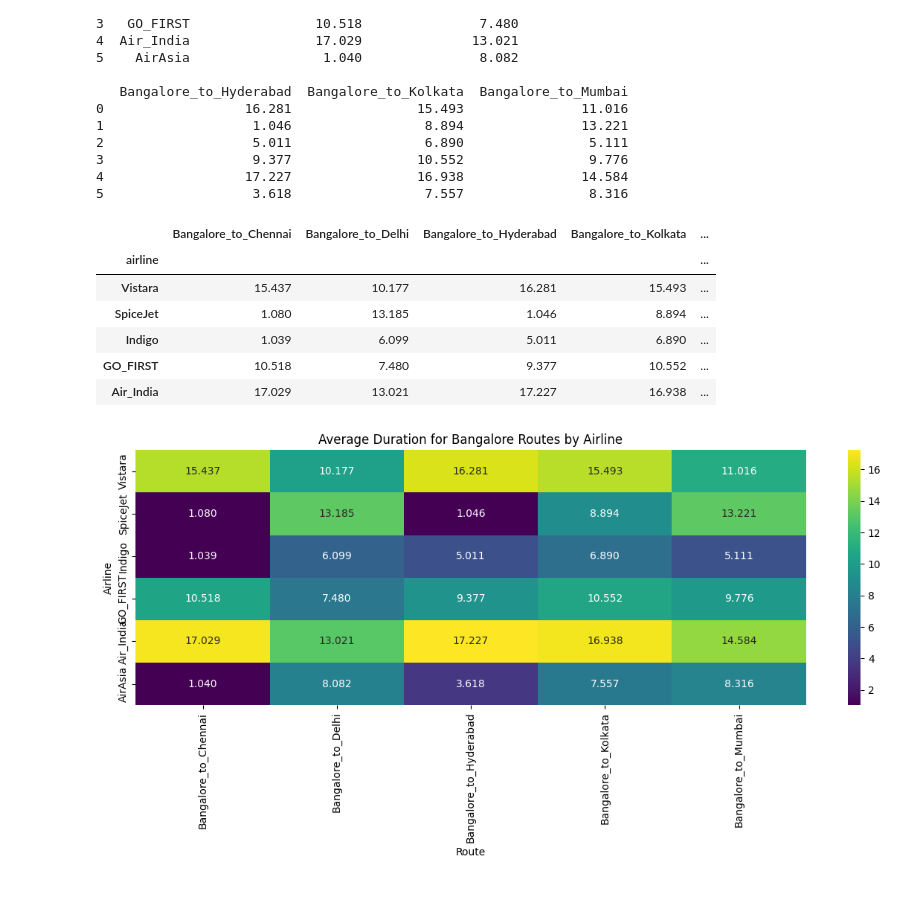
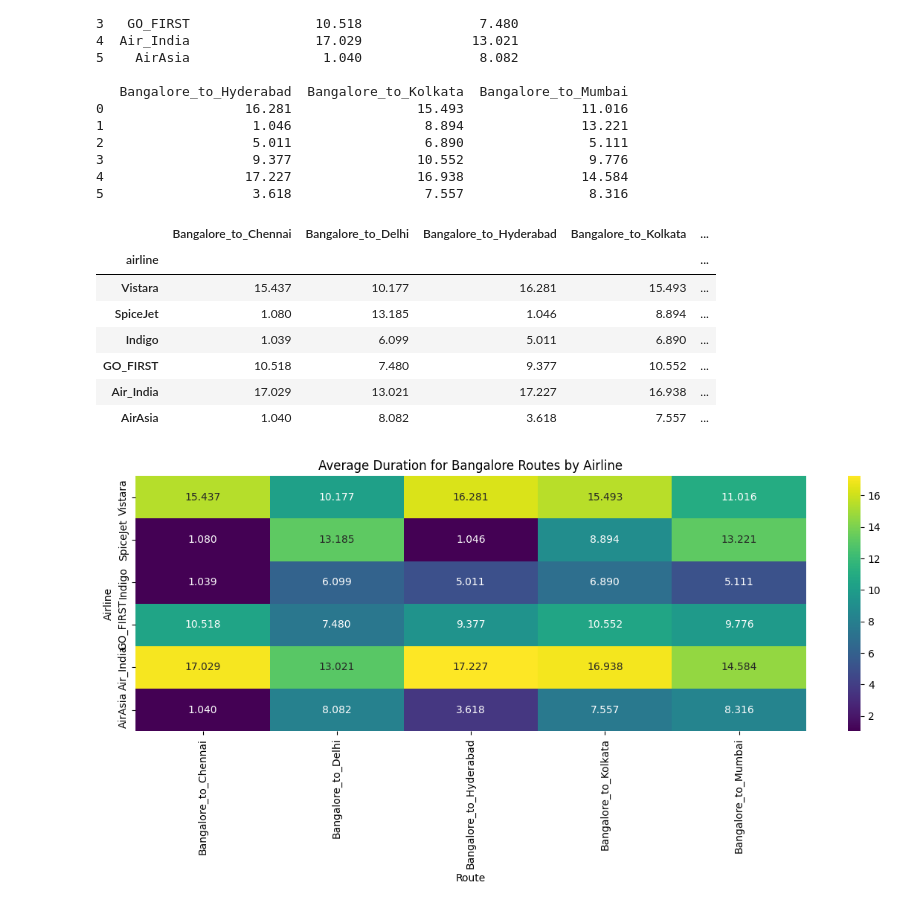
Before and after one commit to flynn-ky-t2/kaggle_f., a Jupyter notebook: flight-price-prediction-coding-practice.ipynb, the cells around one changed output. Cells and saved outputs as stored; diff of their text form; code cells hidden in the pictures.

```diff
--- a/flight-price-prediction-coding-practice.ipynb
+++ b/flight-price-prediction-coding-practice.ipynb
@@ -577,15 +672,16 @@ print(df)
 # %%
 pivot = df.set_index("airline")
 pivot = pivot.apply(pd.to_numeric, errors="coerce").fillna(0)
-pivot.head()
+pivot.head(6)
 # %% [output]
 |  | Bangalore_to_Chennai | Bangalore_to_Delhi | Bangalore_to_Hyderabad | Bangalore_to_Kolkata | ... |
 | airline |  |  |  |  | ... |
 | Vistara | 15.437 | 10.177 | 16.281 | 15.493 | ... |
 | SpiceJet | 1.080 | 13.185 | 1.046 | 8.894 | ... |
 | Indigo | 1.039 | 6.099 | 5.011 | 6.890 | ... |
 | GO_FIRST | 10.518 | 7.480 | 9.377 | 10.552 | ... |
 | Air_India | 17.029 | 13.021 | 17.227 | 16.938 | ... |
+| AirAsia | 1.040 | 8.082 | 3.618 | 7.557 | ... |
 # %%
 plt.figure(figsize=(12, 6))
 sns.heatmap(pivot, annot=True, cmap="viridis", fmt=".3f")
```
Also changed, not shown: parts of 26 cells of this notebook.
